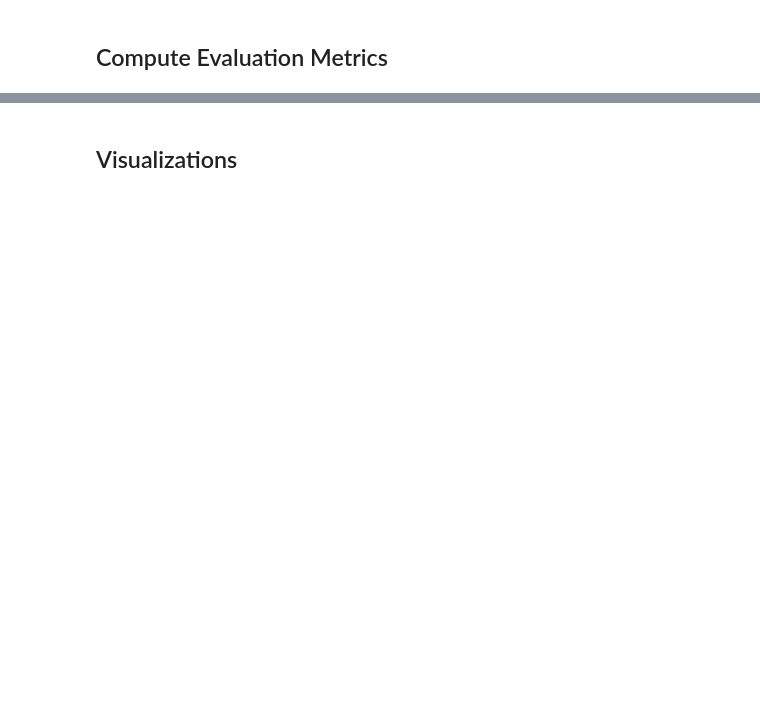
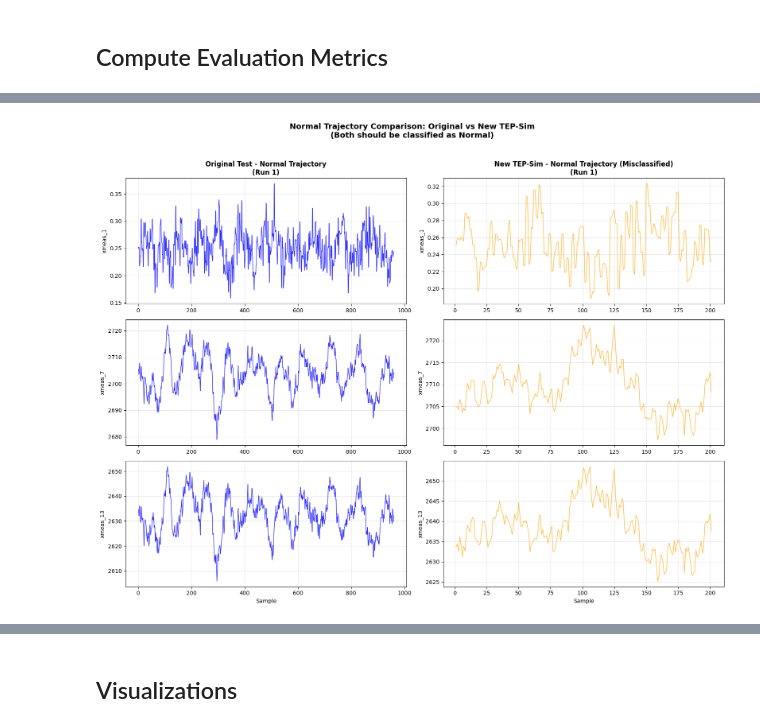
Before and after one commit to KitchinHUB/tep-manuscript, a Jupyter notebook: notebooks/36-conv-autoencoder-new-data-evaluation.ipynb, the cells around one changed output, grey strips where cells are left out. Saved outputs shown, nothing was run; the diff lists cells and outputs as text; code cells hidden in the pictures; blank space fills up the shorter version.

```diff
--- a/notebooks/36-conv-autoencoder-new-data-evaluation.ipynb
+++ b/notebooks/36-conv-autoencoder-new-data-evaluation.ipynb
@@ -249,0 +583,45 @@ print('-' * 50)
+# %%
+# Plot example trajectories: original normal vs new normal
+fig, axes = plt.subplots(3, 2, figsize=(16, 12))
+
+# Select features to plot
+plot_features = ['xmeas_1', 'xmeas_7', 'xmeas_13']
+
+# Get one trajectory from original normal data
+orig_traj = orig_normal.groupby('simulationRun').first().reset_index()
+if len(orig_traj) > 0:
+    orig_run = orig_traj.iloc[0]['simulationRun']
+    orig_traj_data = orig_normal[orig_normal['simulationRun'] == orig_run].sort_values('sample')
+
+# Get one trajectory from new normal data (highest error)
+if len(traj_error_df) > 0:
+    worst_run = traj_error_df.nlargest(1, 'mean_error').iloc[0]['simulationRun']
+    new_traj_data = new_normal[new_normal['simulationRun'] == worst_run].sort_values('sample')
+
+for i, feat in enumerate(plot_features):
+    # Original trajectory
+    axes[i, 0].plot(orig_traj_data['sample'].values, orig_traj_data[feat].values,
+                    'b-', linewidth=1, alpha=0.8)
+    axes[i, 0].set_ylabel(feat)
+    if i == 0:
+        axes[i, 0].set_title(f'Original Test - Normal Trajectory\n(Run {int(orig_run)})', fontweight='bold')
+    axes[i, 0].grid(alpha=0.3)
+
+    # New trajectory
+    axes[i, 1].plot(new_traj_data['sample'].values, new_traj_data[feat].values,
+                    'orange', linewidth=1, alpha=0.8)
+    axes[i, 1].set_ylabel(feat)
+    if i == 0:
+        axes[i, 1].set_title(f'New TEP-Sim - Normal Trajectory (Misclassified)\n(Run {int(worst_run)})', fontweight='bold')
+    axes[i, 1].grid(alpha=0.3)
+
+axes[2, 0].set_xlabel('Sample')
+axes[2, 1].set_xlabel('Sample')
+
+plt.suptitle('Normal Trajectory Comparison: Original vs New TEP-Sim\n(Both should be classified as Normal)',
+             fontsize=14, fontweight='bold', y=1.02)
+plt.tight_layout()
+plt.savefig(FIGURES_DIR / f'conv_autoencoder_trajectory_comparison{FILE_SUFFIX}.png', dpi=150, bbox_inches='tight')
+plt.show()
+# %% [output]
+[figure, added]
```
Also changed, not shown: parts of 23 cells of this notebook, 47 other files.
